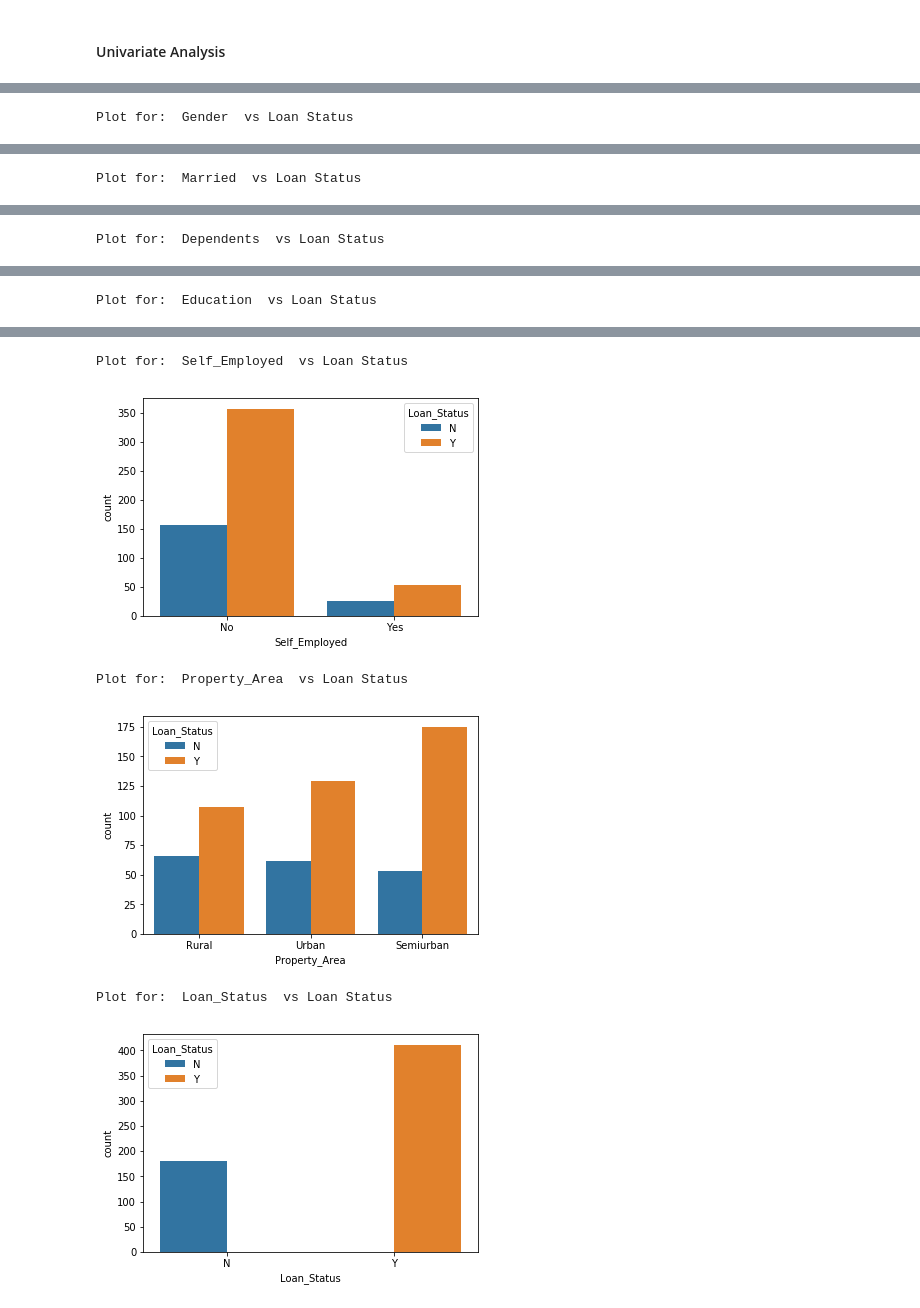
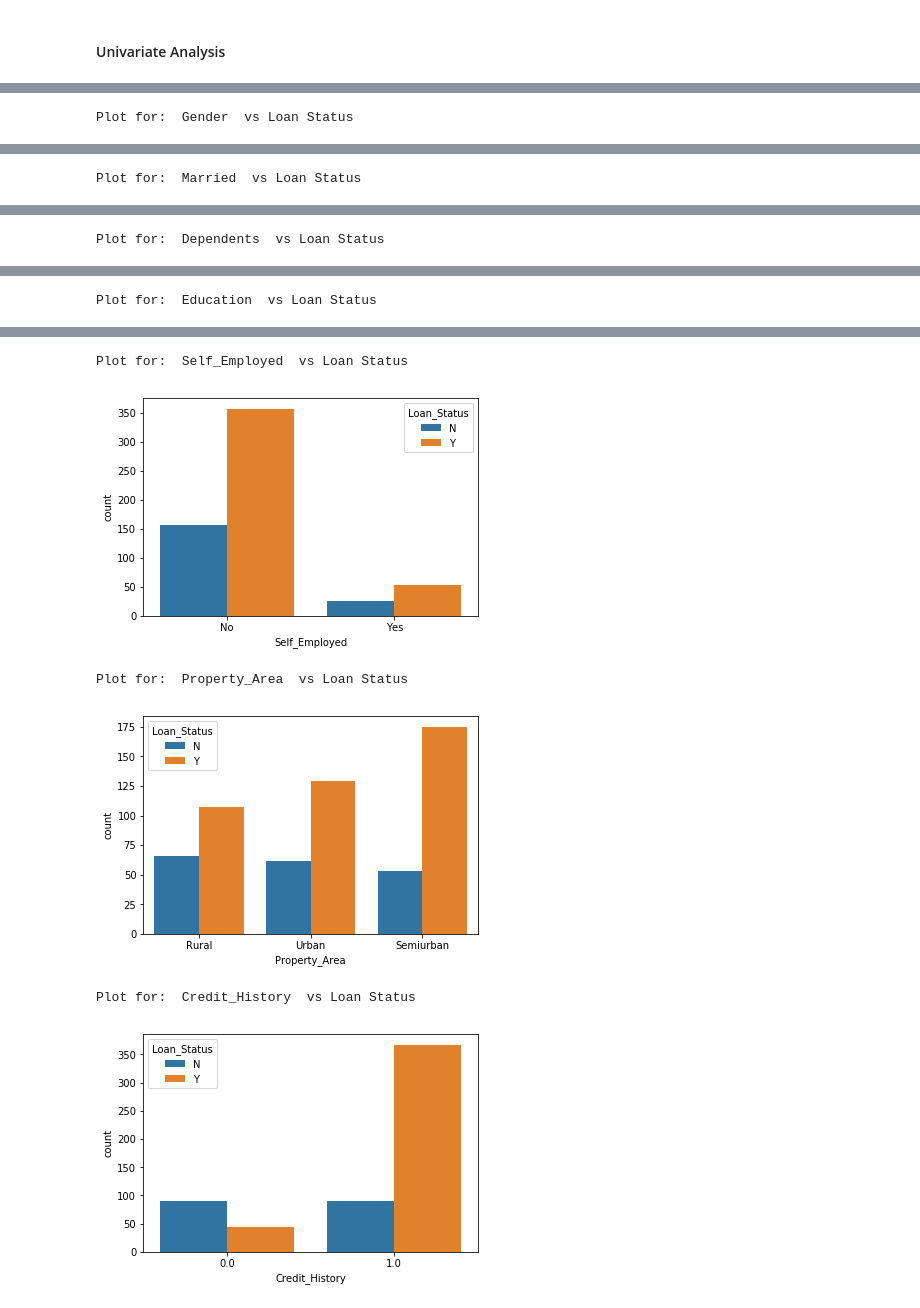
Before and after one commit to nov012017/Code, a Jupyter notebook: Projects/Loan Prediction/LoanPrediction.ipynb, the cells around one changed output, grey strips where cells are left out. Cells and saved outputs as stored; diff of their text form; code cells hidden in the pictures.

Commit message:
Loan Prediction

```diff
--- a/Projects/Loan Prediction/LoanPrediction.ipynb
+++ b/Projects/Loan Prediction/LoanPrediction.ipynb
@@ -184,3 +192,5 @@ new_df=new_df.drop(unique_columns,axis=1)
+# %%
+new_df['Credit_History']=new_df['Credit_History'].astype(str)
 # %% [markdown]
 #### Univariate Analysis
 # %%
@@ -206,23 +219,24 @@ Plot for:  Loan_Status
 # %%
 for feat in new_df.select_dtypes(include=['object']).columns:
-    print('Plot for: ',feat,' vs Loan Status')
-    sns.countplot(new_df[feat],hue=new_df['Loan_Status'])
-    plt.show()
+    if feat !='Loan_Status':
+        print('Plot for: ',feat,' vs Loan Status')
+        sns.countplot(new_df[feat],hue=new_df['Loan_Status'])
+        plt.show()
 # %% [output]
 Plot for:  Gender  vs Loan Status
 [figure]
 Plot for:  Married  vs Loan Status
 [figure]
 Plot for:  Dependents  vs Loan Status
 [figure]
 Plot for:  Education  vs Loan Status
 [figure]
 Plot for:  Self_Employed  vs Loan Status
 [figure]
 Plot for:  Property_Area  vs Loan Status
 [figure]
-Plot for:  Loan_Status  vs Loan Status
+Plot for:  Credit_History  vs Loan Status
-[figure, old version]
+[figure, new version]
 # %%
 ## Unmarried ppl are more likely to get a loan, hence considering the "Married column" for future analysis
 ## Persons with zero or 1 dependents are more likely to get a loan, hence considering "Dependents column" for future analysis
```
Also changed, not shown: parts of 51 cells of this notebook.
